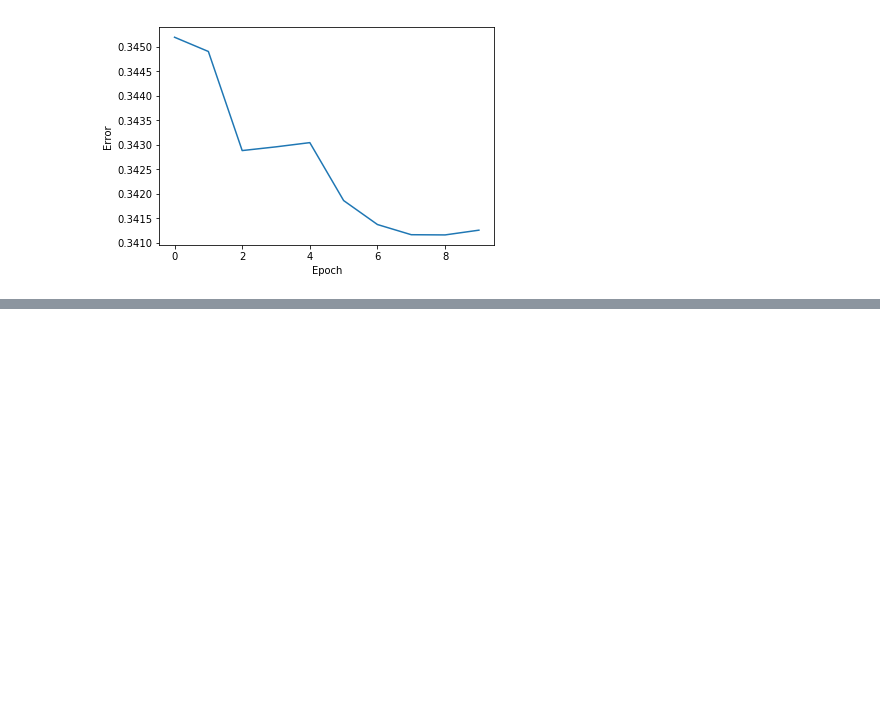
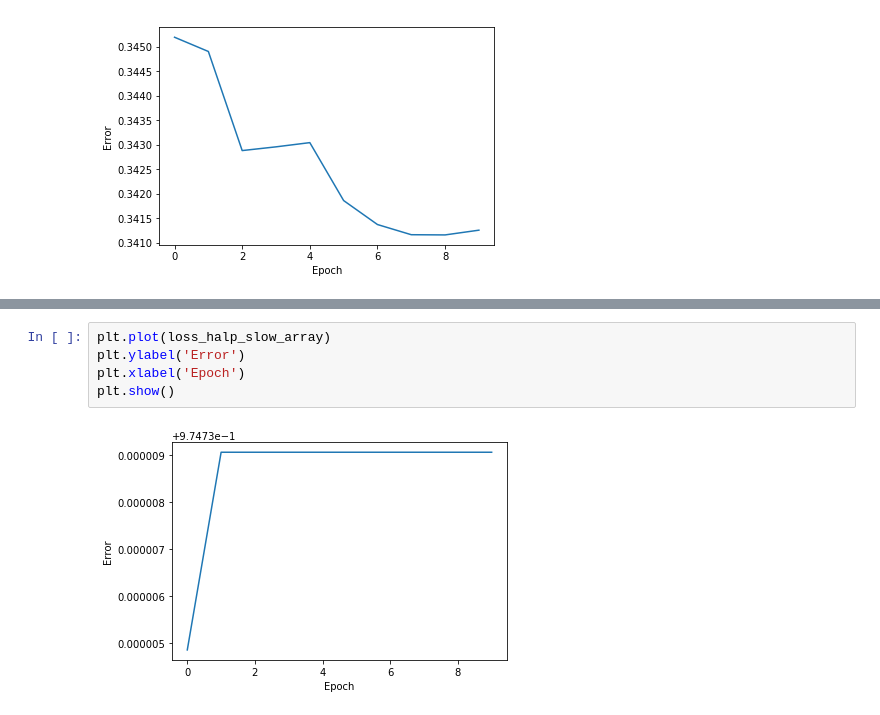
Before and after one commit to abigailshchur/Quantized-SVRG, a Jupyter notebook: Linear Regression.ipynb, the cells around one changed output, grey strips where cells are left out. Cells and saved outputs as stored; diff of their text form; blank space fills up the shorter version.

```diff
--- a/Linear Regression.ipynb
+++ b/Linear Regression.ipynb
@@ -135,0 +152,7 @@ plt.show()
+# %%
+plt.plot(loss_halp_slow_array)
+plt.ylabel('Error')
+plt.xlabel('Epoch')
+plt.show()
+# %% [output]
+[figure, added]
```
Also changed, not shown: parts of 5 cells of this notebook, 2 other files.
